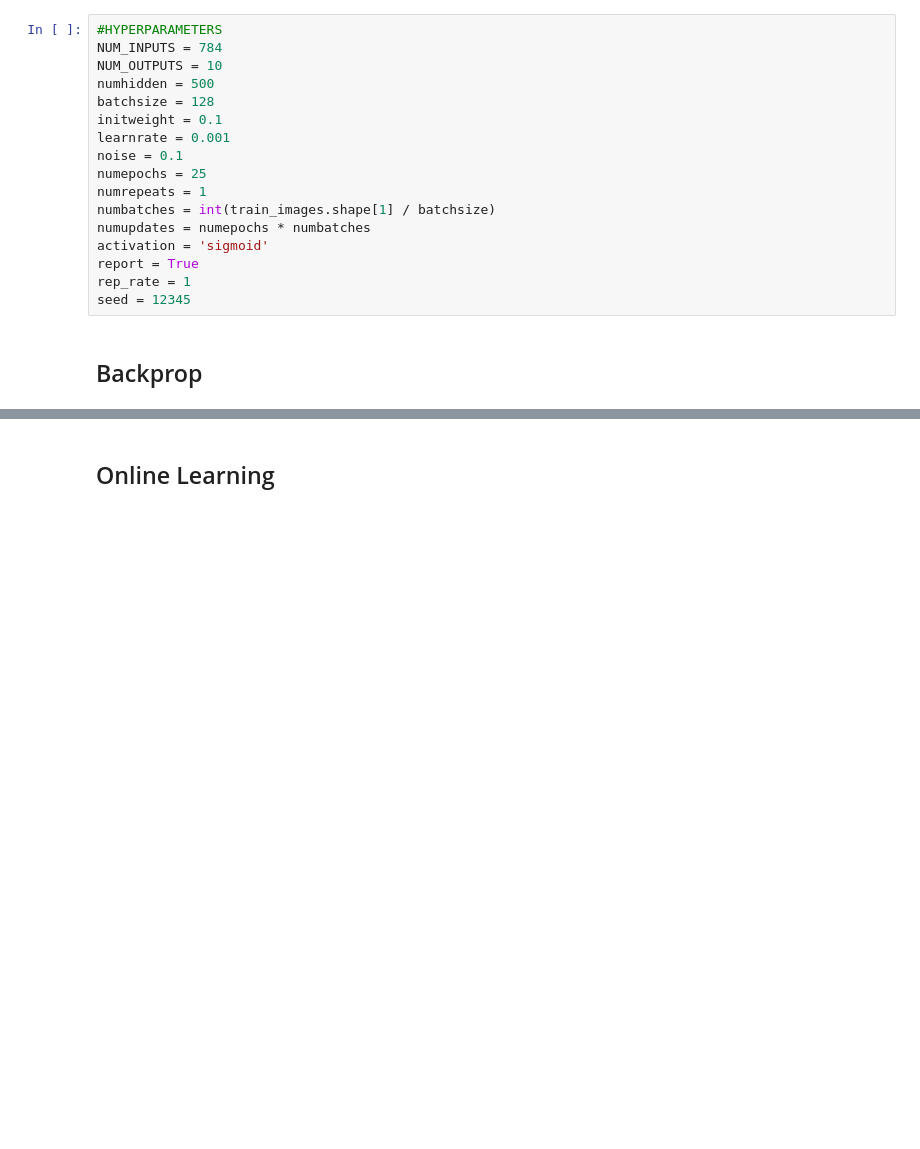
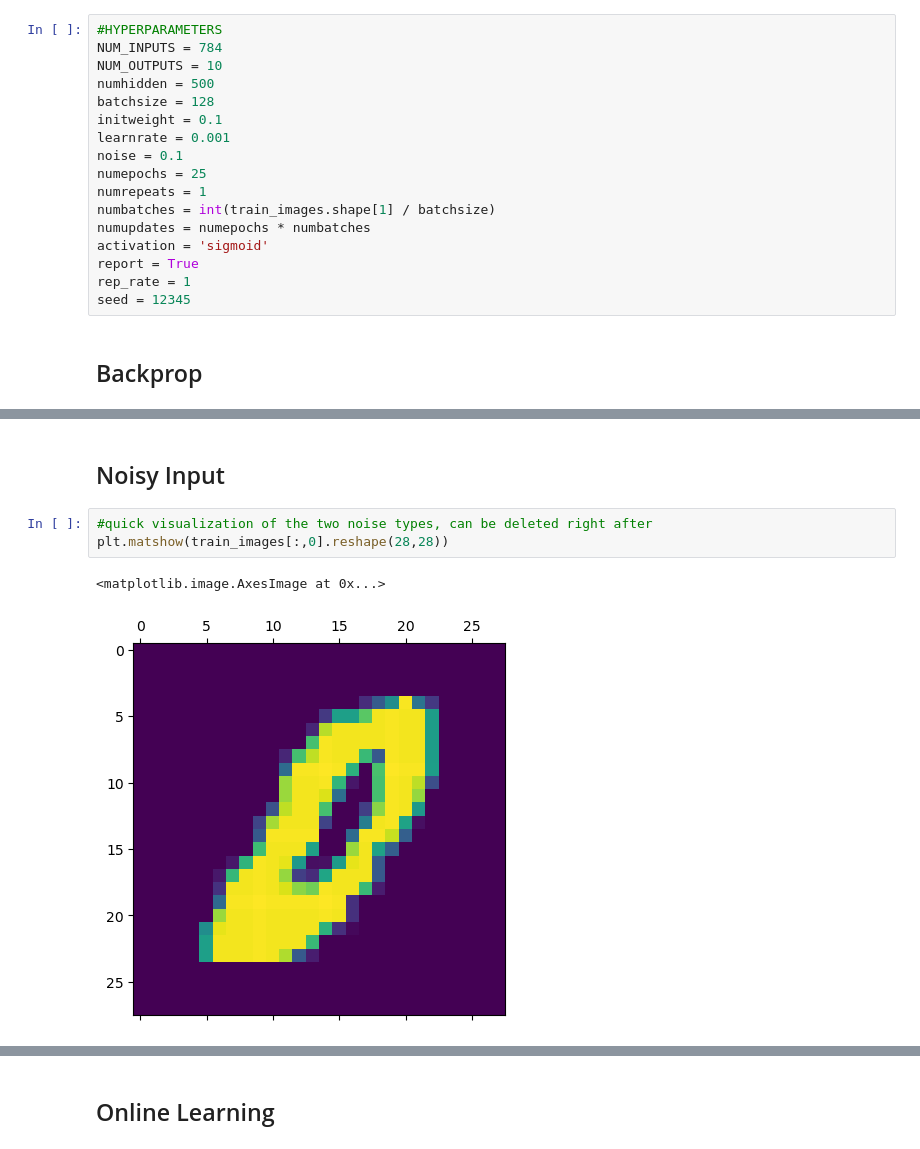
Before and after one commit to mwassermann/NMA-Microlearning-Project, a Jupyter notebook: Greens.ipynb, the cells around one changed output, grey strips where cells are left out. Cells and saved outputs as stored; diff of their text form; blank space fills up the shorter version.

```diff
--- a/Greens.ipynb
+++ b/Greens.ipynb
@@ -139 +139,9 @@ Training starting...
 Training complete.
+# %% [markdown]
+## Noisy Input
+# %%
+#quick visualization of the two noise types, can be deleted right after
+plt.matshow(train_images[:,0].reshape(28,28))
+# %% [output]
+<matplotlib.image.AxesImage at 0x...>
+[figure, added]
```
Also changed, not shown: parts of 6 cells of this notebook, 1 other file.
